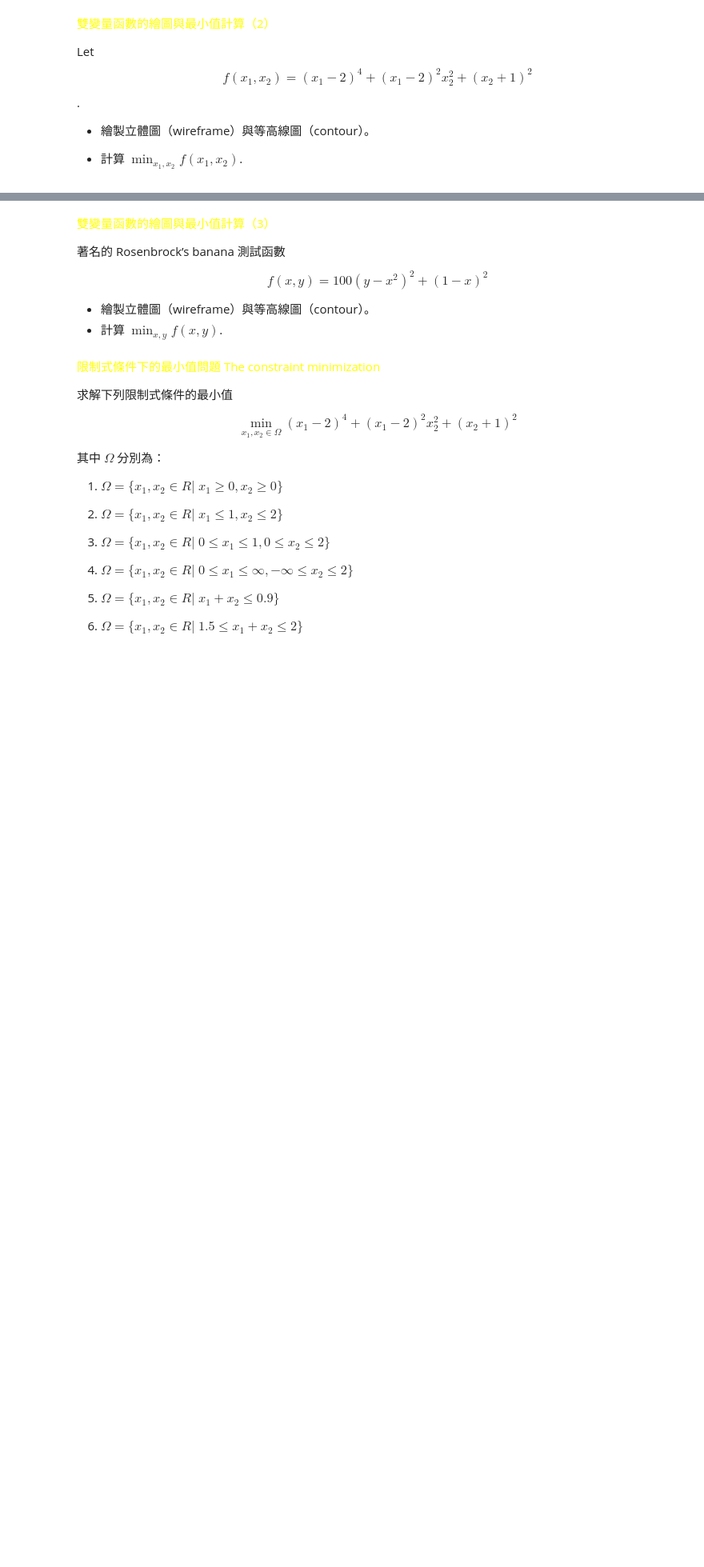
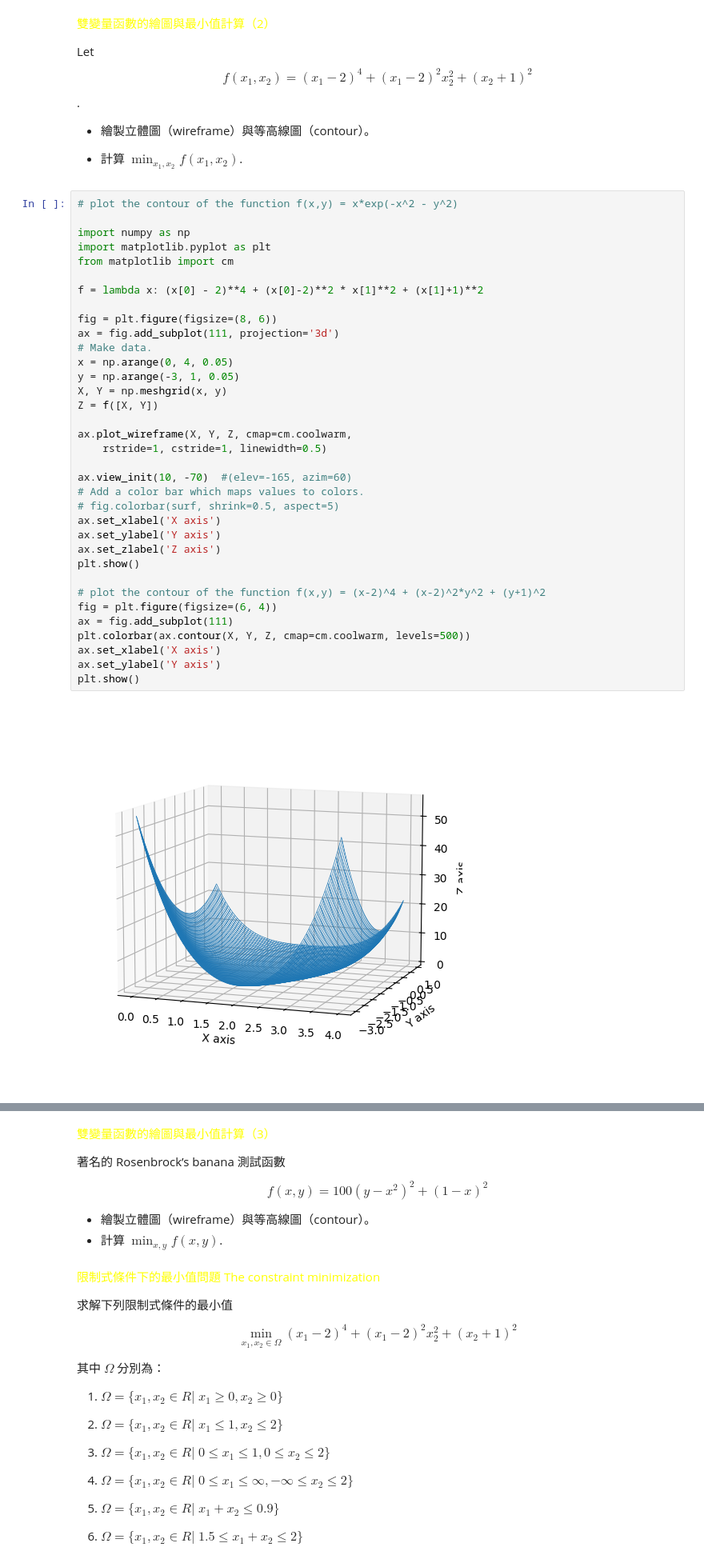
Before and after one commit to ntpuccw/InClassCoding, a Jupyter notebook: gar1021.ipynb, the cells around one changed output, grey strips where cells are left out. Shown at 80% size. Saved outputs shown, nothing was run; the diff lists cells and outputs as text; blank space fills up the shorter version.

```diff
--- a/gar1021.ipynb
+++ b/gar1021.ipynb
@@ -15,3 +88,40 @@ Let $$f(x_1,x_2) = (x_1-2)^4 + (x_1-2)^2x_2^2 + (x_2+1)^2$$.
 - 繪製立體圖（wireframe）與等高線圖（contour）。
 
 - 計算 $\displaystyle\min_{x_1, x_2} f(x_1, x_2)$.
+# %%
+# plot the contour of the function f(x,y) = x*exp(-x^2 - y^2)
+
+import numpy as np
+import matplotlib.pyplot as plt
+from matplotlib import cm
+
+f = lambda x: (x[0] - 2)**4 + (x[0]-2)**2 * x[1]**2 + (x[1]+1)**2
+
+fig = plt.figure(figsize=(8, 6))
+ax = fig.add_subplot(111, projection='3d')
+# Make data.
+x = np.arange(0, 4, 0.05)
+y = np.arange(-3, 1, 0.05)
+X, Y = np.meshgrid(x, y)
+Z = f([X, Y])
+
+ax.plot_wireframe(X, Y, Z, cmap=cm.coolwarm,
+    rstride=1, cstride=1, linewidth=0.5)
+
+ax.view_init(10, -70)  #(elev=-165, azim=60)
+# Add a color bar which maps values to colors.
+# fig.colorbar(surf, shrink=0.5, aspect=5)
+ax.set_xlabel('X axis')
+ax.set_ylabel('Y axis')
+ax.set_zlabel('Z axis')
+plt.show()
+
+# plot the contour of the function f(x,y) = (x-2)^4 + (x-2)^2*y^2 + (y+1)^2
+fig = plt.figure(figsize=(6, 4))
+ax = fig.add_subplot(111)
+plt.colorbar(ax.contour(X, Y, Z, cmap=cm.coolwarm, levels=500))
+ax.set_xlabel('X axis')
+ax.set_ylabel('Y axis')
+plt.show()
+# %% [output]
+[figure, added]
```
Also changed, not shown: parts of 4 cells of this notebook, 3 other files.
